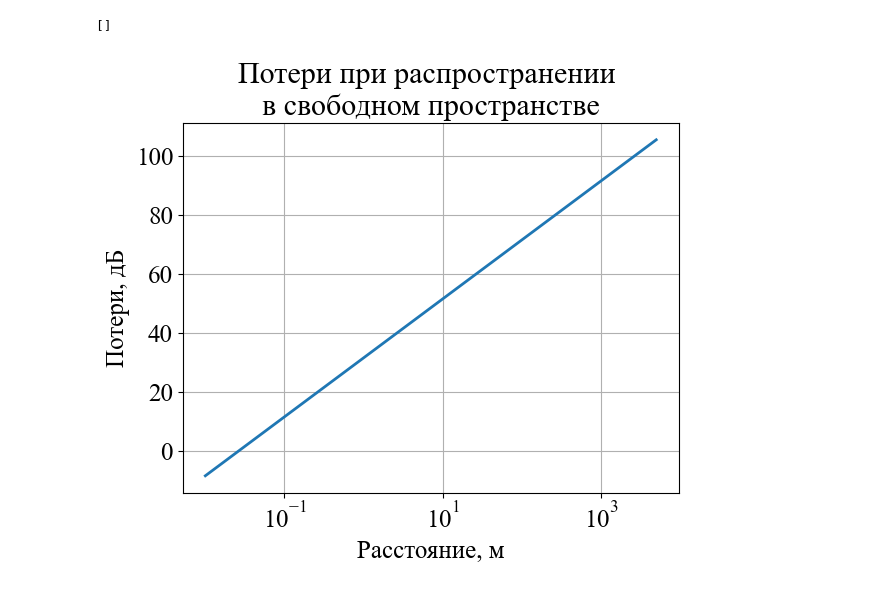
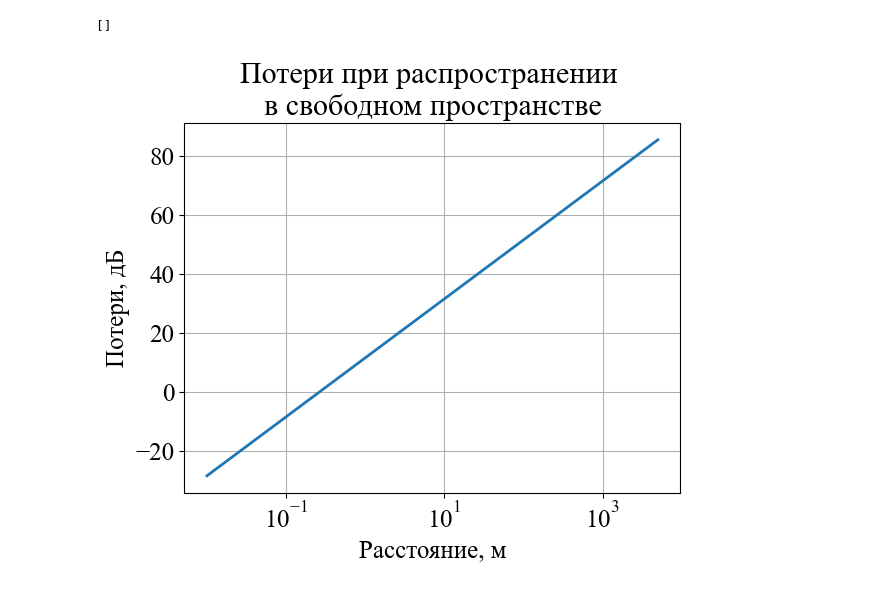
Before and after one commit to liveinscarlet/Study, a Jupyter notebook: Шапошникова/Propogation_losses/Propogation losses.ipynb, the cells around one changed output. Saved outputs shown, nothing was run; the diff lists cells and outputs as text; code cells hidden in the pictures.

```diff
--- a/Шапошникова/Propogation_losses/Propogation losses.ipynb
+++ b/Шапошникова/Propogation_losses/Propogation losses.ipynb
@@ -11,16 +11,18 @@ rcParams['font.size'] = 18
 # %%
 # В свободном пространстве
 
 d = np.linspace(0.01, 5000, 10000)      # массив расстояний
-freq = 900 * 10 ** 6                    # частота
+freq = 90 * 10 ** 6                    # частота
+c = 3 * 10 ** 8
+wavelength = c/freq                     # длина волны
 Los_freespace = -147.56 + 20 * np.log10(freq) + 20 * np.log10(d)
 
 plt.plot(d, Los_freespace)
 plt.grid(True)
 plt.xlabel('Расстояние, м')
 plt.ylabel('Потери, дБ')
 plt.title('Потери при распространении \nв свободном пространстве')
 plt.semilogx()
 # %% [output]
 []
-[figure, old version]
+[figure, new version]
```
Also changed, not shown: parts of 3 cells of this notebook.
